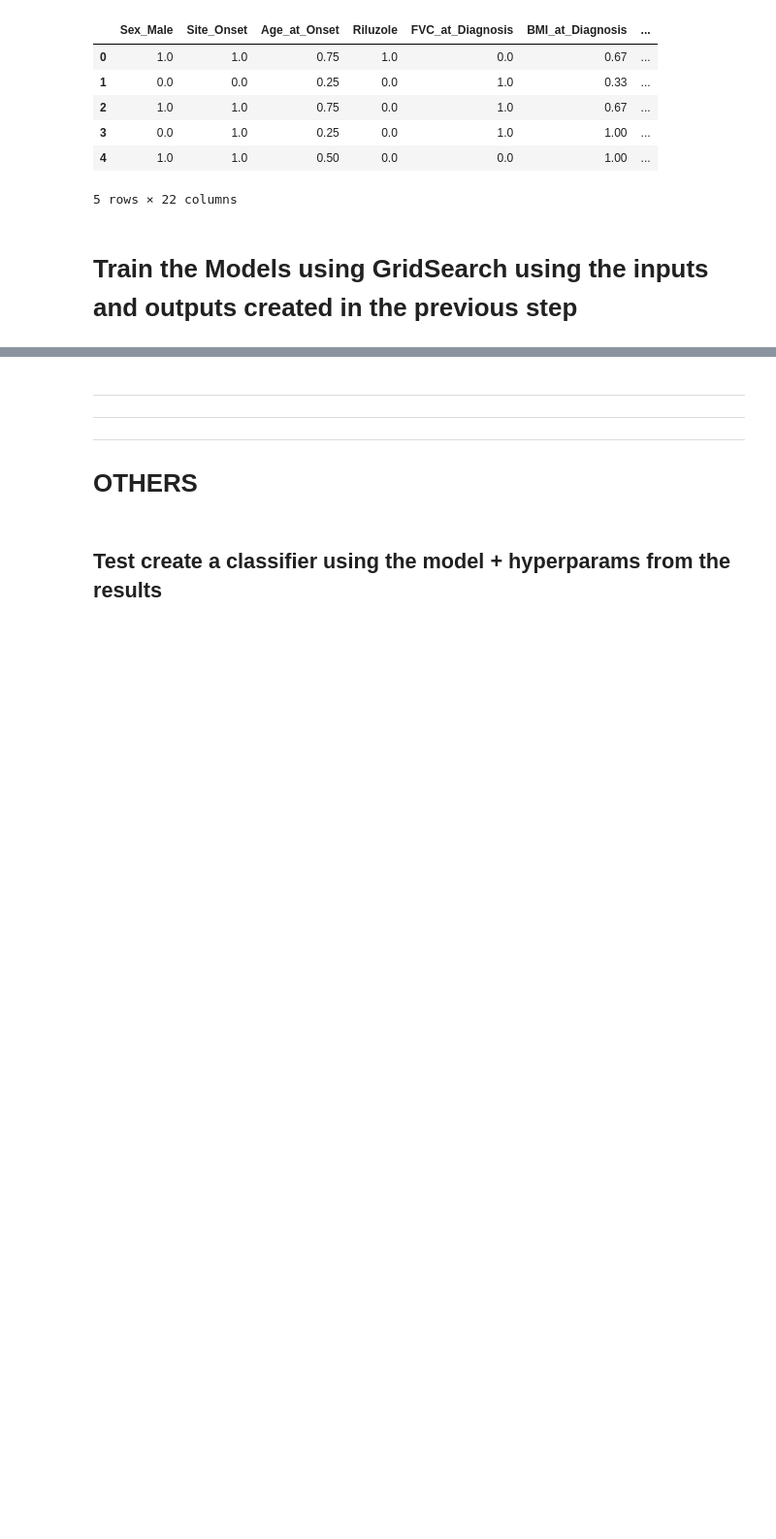
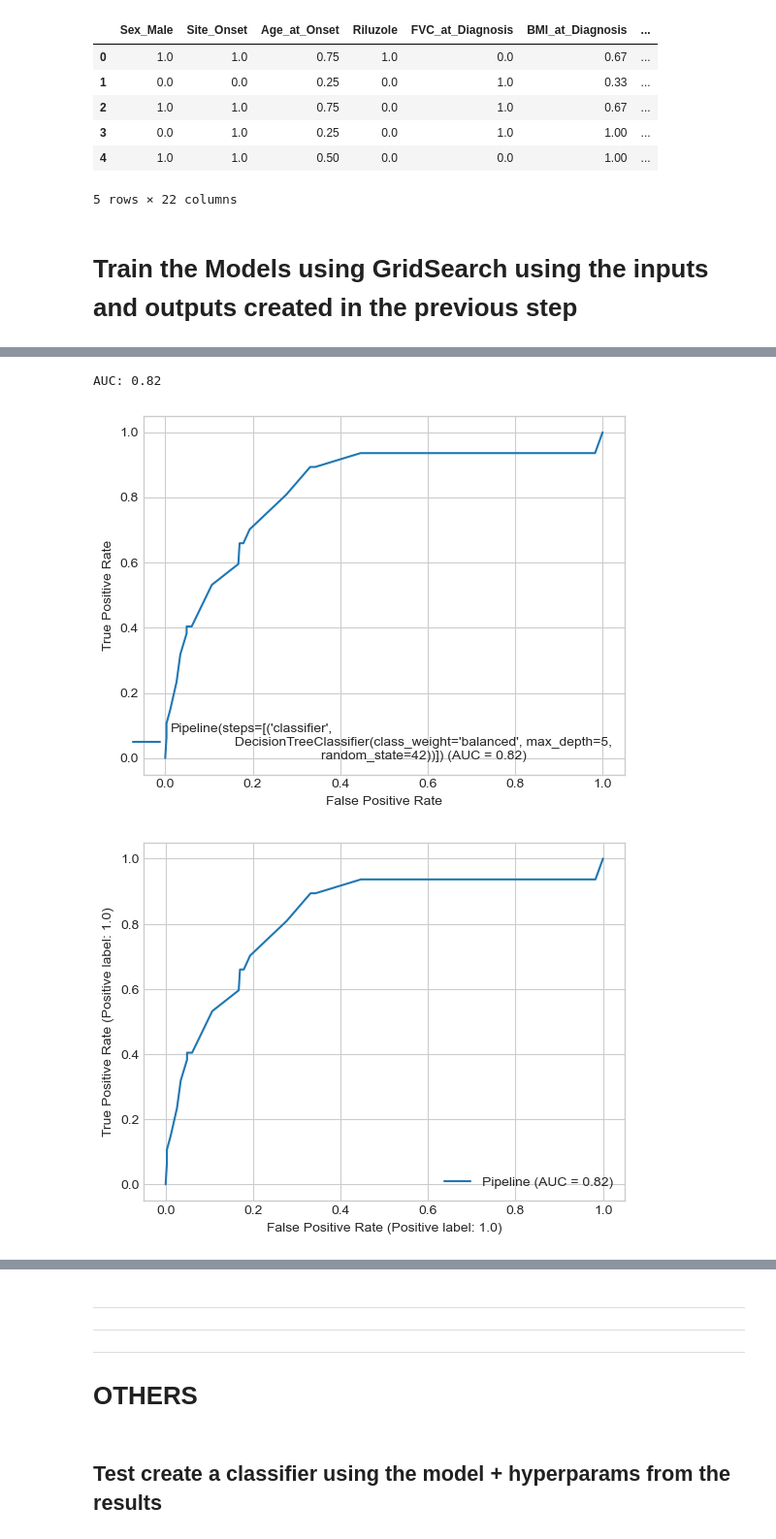
Before and after one commit to fabianopapaiz/als_prognosis_using_ensemble_imbalance, a Jupyter notebook: 05_Train_Validate_Models/05.10.1 - Single-Model Scenario - Train Models using Grid Search.ipynb, the cells around one changed output, grey strips where cells are left out. Shown: that part at 97% size. Drawn from its saved outputs; the diff is of its cells as text; code cells hidden in the pictures; blank space fills up the shorter version.

```diff
--- a/05_Train_Validate_Models/05.10.1 - Single-Model Scenario - Train Models using Grid Search.ipynb
+++ b/05_Train_Validate_Models/05.10.1 - Single-Model Scenario - Train Models using Grid Search.ipynb
@@ -156,0 +181,79 @@ Wall time: 3.13 s
+# %%
+clf = grid.best_estimator_
+
+# the first column represents the probability of the negative class (class 0) and the second column represents the probability of the positive class (class 1).
+y_pred = clf.predict_proba(X_valid)
+
+y_pred_class_short_surv = y_pred[:,1]
+
+auc = np.round(sk.metrics.roc_auc_score(y_valid, y_pred_class_short_surv), 2)
+print(f'AUC: {auc}')
+# print(y_pred_class_1)
+
+fpr, tpr, thresholds = sk.metrics.roc_curve(
+    y_valid,
+    y_pred_class_short_surv,
+    drop_intermediate=False
+)
+
+
+estimator_name = str(clf)
+
+roc_auc = sk.metrics.auc(fpr, tpr)
+roc_display = sk.metrics.RocCurveDisplay(fpr=fpr, tpr=tpr, roc_auc=roc_auc, estimator_name=estimator_name)
+roc_display.plot()
+plt.show()
+
+
+
+roc_display = sk.metrics.RocCurveDisplay.from_estimator(
+    estimator=clf,
+    X=X_valid,
+    y=y_valid,
+    response_method='predict_proba',
+)
+plt.show()
+
+# print(
+#     get_scores_from_predict_proba(
+#         y_validation=y_valid,
+#         # y_pred=None,
+#         fitted_model=clf,
+#         X_validation=X_valid,
+#     )
+# )
+
+
+# clf.fit(X_train, y_train)
+# roc_display = sk.metrics.RocCurveDisplay.from_estimator(
+#     estimator=grid,
+#     X=X_valid,
+#     y=y_valid,
+#     response_method='predict_proba',
+# )
+# plt.show()
+
+# print(roc_display)
+
+# print(
+#     get_scores_from_predict_proba(
+#         y_validation=y_valid,
+#         # y_pred=None,
+#         fitted_model=clf,
+#         X_validation=X_valid,
+#     )
+# )
+
+
+
+
+# pred = clf.predict_proba(X_valid)
+
+# print(pred)
+# print(y_valid)
+
+# print('DSDSF SF')
+# %% [output]
+AUC: 0.82
+[figure, added]
+[figure, added]
```
Also changed, not shown: parts of 8 cells of this notebook, 2 other files.
